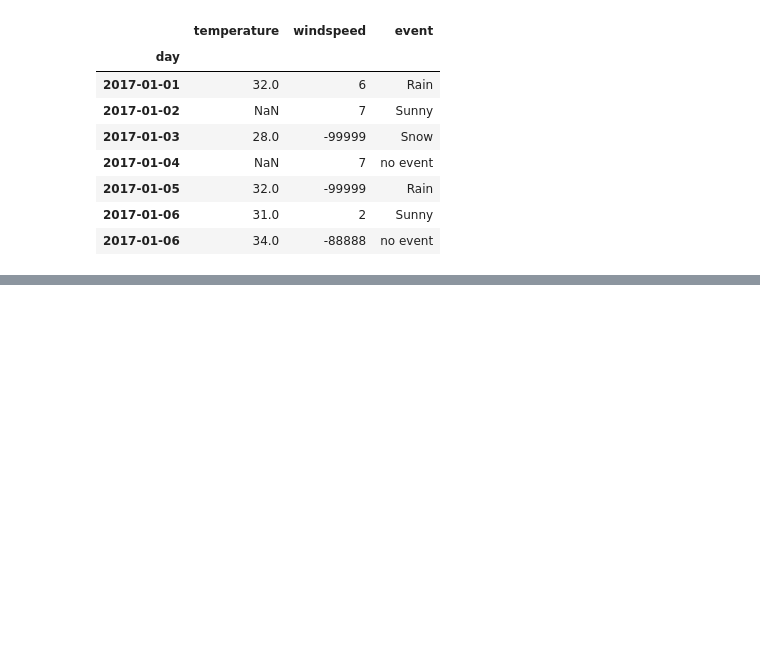
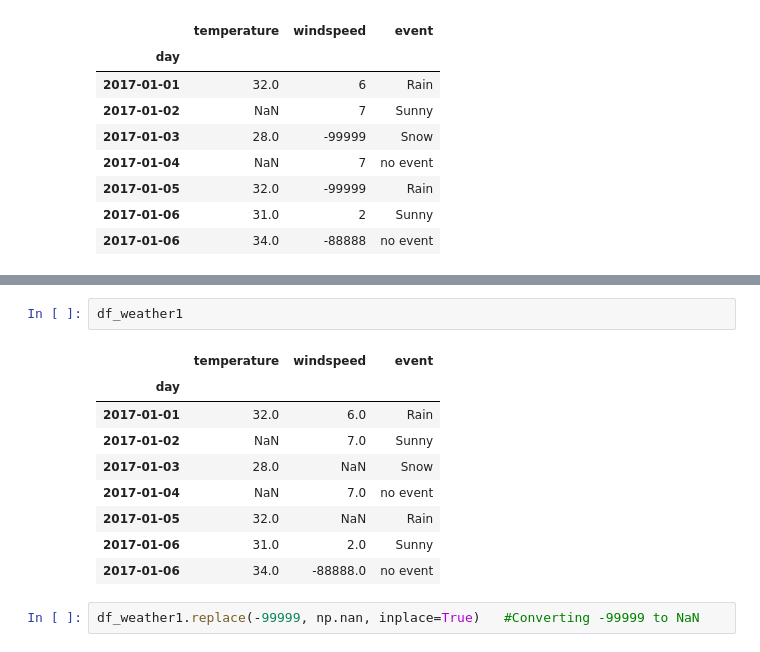
Before and after one commit to azeem932356/Numpy-Pandas-OpenCV-DataVisualization-DataScraping, a Jupyter notebook: Pandas/Pandas.ipynb, the cells around one changed output, grey strips where cells are left out. Cells and saved outputs as stored; diff of their text form; blank space fills up the shorter version.

```diff
--- a/Pandas/Pandas.ipynb
+++ b/Pandas/Pandas.ipynb
@@ -695,0 +717,14 @@ df_weather1
+# %%
+df_weather1
+# %% [output]
+|  | temperature | windspeed | event |
+| day |  |  |  |
+| 2017-01-01 | 32.0 | 6.0 | Rain |
+| 2017-01-02 | NaN | 7.0 | Sunny |
+| 2017-01-03 | 28.0 | NaN | Snow |
+| 2017-01-04 | NaN | 7.0 | no event |
+| 2017-01-05 | 32.0 | NaN | Rain |
+| 2017-01-06 | 31.0 | 2.0 | Sunny |
+| 2017-01-06 | 34.0 | -88888.0 | no event |
+# %%
+df_weather1.replace(-99999, np.nan, inplace=True)   #Converting -99999 to NaN
```
Also changed, not shown: parts of 10 cells of this notebook.
